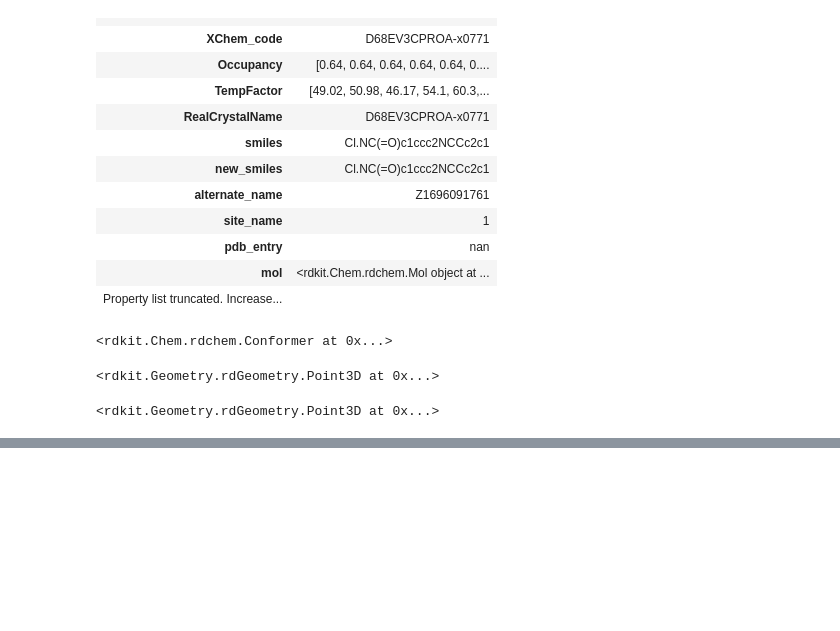
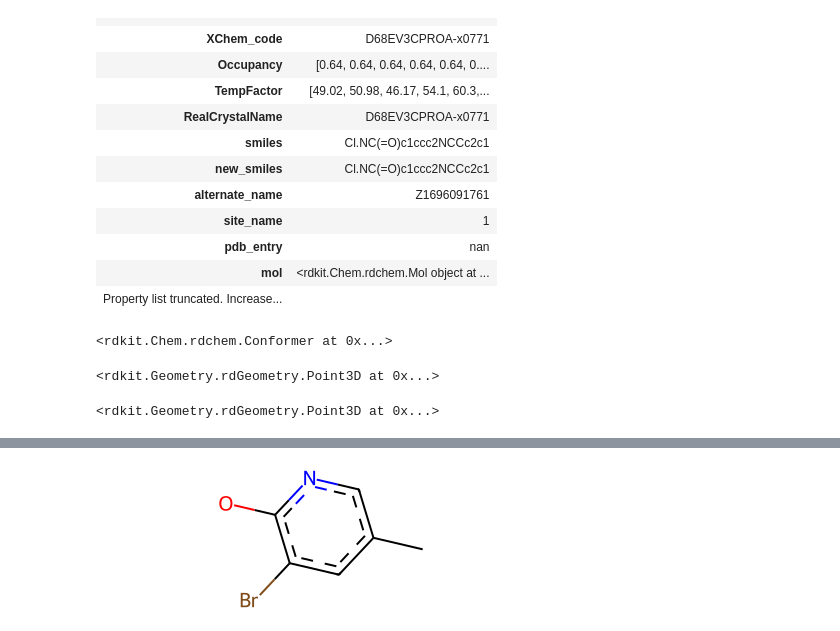
Before and after one commit to matteoferla/EV-D68-3C-protease, a Jupyter notebook: 02_hit-prep/hit_investigation.ipynb, the cells around one changed output, grey strips where cells are left out. Drawn from its saved outputs; the diff is of its cells as text; code cells hidden in the pictures; blank space fills up the shorter version.

```diff
--- a/02_hit-prep/hit_investigation.ipynb
+++ b/02_hit-prep/hit_investigation.ipynb
@@ -250,0 +272,8 @@ with Chem.SDMolSupplier('rocs-monster2.sdf') as sdr, Chem.SDWriter('rocs-monster
+# %%
+# 3-bromo-4-methylpyridin-2-ol
+paramethylbromopyridinol = Chem.MolFromSmarts('c1:c(-C):c(-Br):c(-[OH1]):n:c:1')
+# 3-bromo-5-methylpyridin-2-ol
+metamethylbromopyridinol = Chem.MolFromSmarts('c1(-C):c:c(-Br):c(-[OH1]):n:c:1')
+metamethylbromopyridinol
+# %% [output]
+[figure, added]
```
Also changed, not shown: parts of 14 cells of this notebook, 2 other files.
